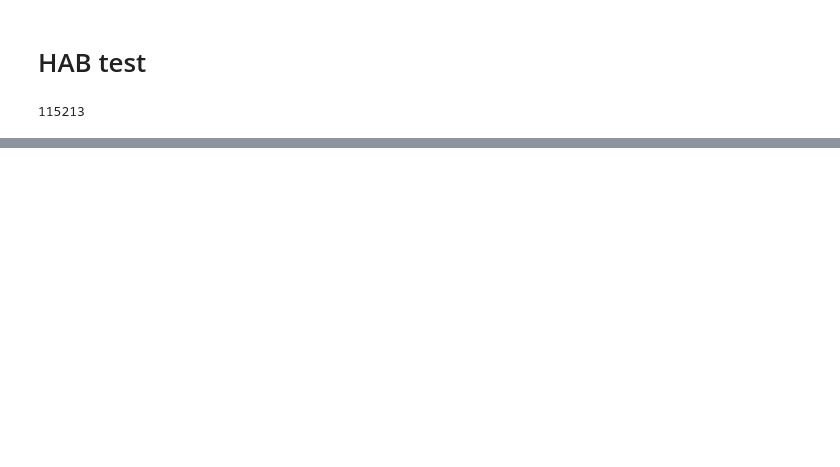
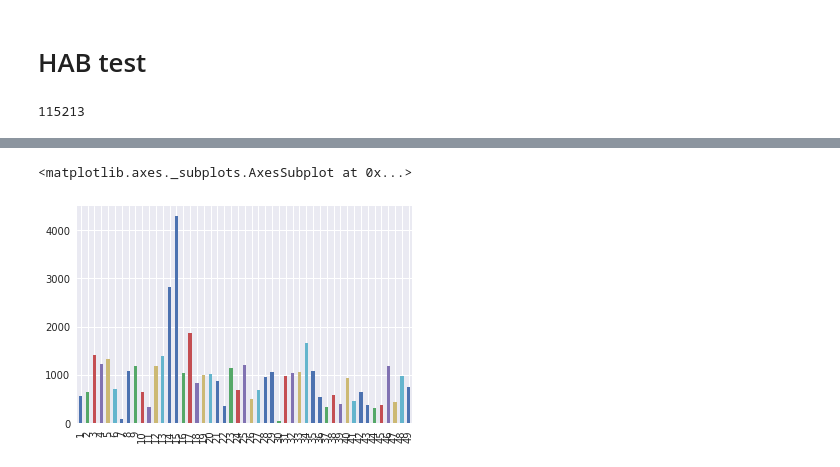
Before and after one commit to marc-hanheide/jupyter-notebooks, a Jupyter notebook: pixiedust and MongoDb tests.ipynb, the cells around one changed output, grey strips where cells are left out. Drawn from its saved outputs; the diff is of its cells as text; code cells hidden in the pictures; blank space fills up the shorter version.

```diff
--- a/pixiedust and MongoDb tests.ipynb
+++ b/pixiedust and MongoDb tests.ipynb
@@ -254,3 +254,18 @@ print(df.item.value_counts())
 display(df)
 # %% [output]
 [interactive output not drawn]
+# %%
+import numpy as np
+from numpy.fft import fft, ifft
+from numpy import abs, sum, square, sqrt
+from pandas import Series
+subdf = df[df.item == 'Kitchen_Multi_Lux']
+v = subdf.value
+#display(df[df.item == 'Kitchen_Multi_Lux'])
+#v.plot()
+spectrum = Series(fft(v))
+#subdf['fft'] = spectrum
+abs(spectrum[1:50]).plot(kind='bar')
+# %% [output]
+<matplotlib.axes._subplots.AxesSubplot at 0x...>
+[figure, added]
```
Also changed, not shown: parts of 1 cell of this notebook.
